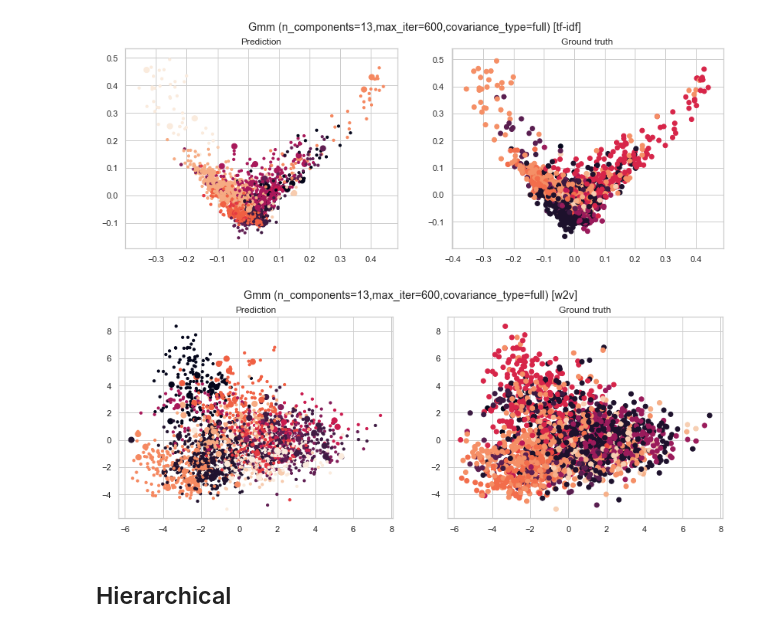
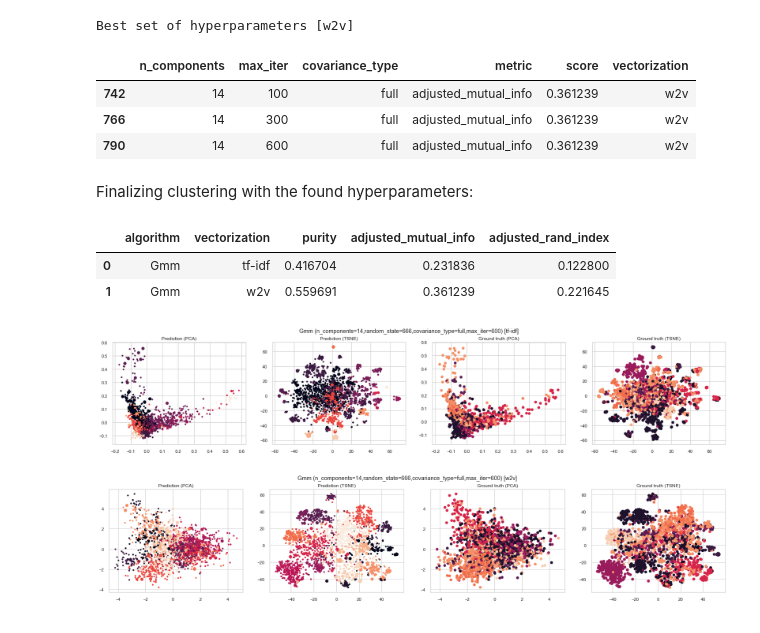
Before and after one commit to vahidzee/advanced-information-retrieval, a Jupyter notebook: clustering.ipynb, the cells around one changed output. Saved outputs shown, nothing was run; the diff lists cells and outputs as text; code cells hidden in the pictures.

```diff
--- a/clustering.ipynb
+++ b/clustering.ipynb
@@ -10,5 +16,6 @@ sns.set_theme(style="whitegrid")
 # %%
 dim=64
-data, major_labels, minor_labels = clust.load_data(stem=False, lemmatize=True, remove_conjunctions=False)
-tfidf, w2v = clust.vectorize(data, w2v_options=dict(size=dim, iter=1000, min_count=1)) # vectorization
-pca_tfidf = clust.pca(dim, tfidf.toarray())
+data, major_labels, minor_labels = clust.load_data(stem=False, lemmatize=True, remove_conjunctions=True)
+tfidf, w2v = clust.vectorize(data, w2v_options=dict(size=dim, iter=128, min_count=2)) # vectorization
+pca_tfidf = clust.pca(dim, tfidf.toarray(), random_state=random_state)
+print('Number of major tags:', len(major_labels))
@@ -57,7 +161,28 @@ Finalizing clustering with `n_components=13`, `max_iter=600`, and `covariance_ty
+# %%
+print('Best set of hyperparameters [w2v]')
+fw2v = res[(res['metric'] == 'adjusted_mutual_info') & (res['n_components'] == len(major_labels)) & (res['vectorization'] == 'w2v')]
+fw2v[fw2v['score'] == fw2v['score'].max()]
+# %% [output]
+Best set of hyperparameters [w2v]
+|  | n_components | max_iter | covariance_type | metric | score | vectorization |
+| 742 | 14 | 100 | full | adjusted_mutual_info | 0.361239 | w2v |
+| 766 | 14 | 300 | full | adjusted_mutual_info | 0.361239 | w2v |
+| 790 | 14 | 600 | full | adjusted_mutual_info | 0.361239 | w2v |
+# %% [markdown]
+Finalizing clustering with the found hyperparameters:
 # %%
-gmm_res = clust.cluster(data, algorithm=clust.GMM, tfidf=pca_tfidf, w2v=w2v, options=dict(n_components=13, max_iter=600, covariance_type='full'), save=True)
+gmm_res = clust.cluster(
+    data,
+    algorithm=clust.GMM,
+    tfidf=pca_tfidf, w2v=w2v,
+    options=dict(n_components=len(major_labels), random_state=random_state),
+    options_tfidf=dict(covariance_type='full', max_iter=600),
+    options_w2v=dict(covariance_type='full', max_iter=600),
+    save=True)
+clust.evaluate_results(gmm_res=gmm_res, data=data)
 # %% [output]
+|  | algorithm | vectorization | purity | adjusted_mutual_info | adjusted_rand_index |
+| 0 | Gmm | tf-idf | 0.416704 | 0.231836 | 0.122800 |
+| 1 | Gmm | w2v | 0.559691 | 0.361239 | 0.221645 |
-[figure, old version]
+[figure, new version]
-[figure, old version]
+[figure, new version]
-# %% [markdown]
-## Hierarchical
```
Also changed, not shown: parts of 44 cells of this notebook, 1 other file.
